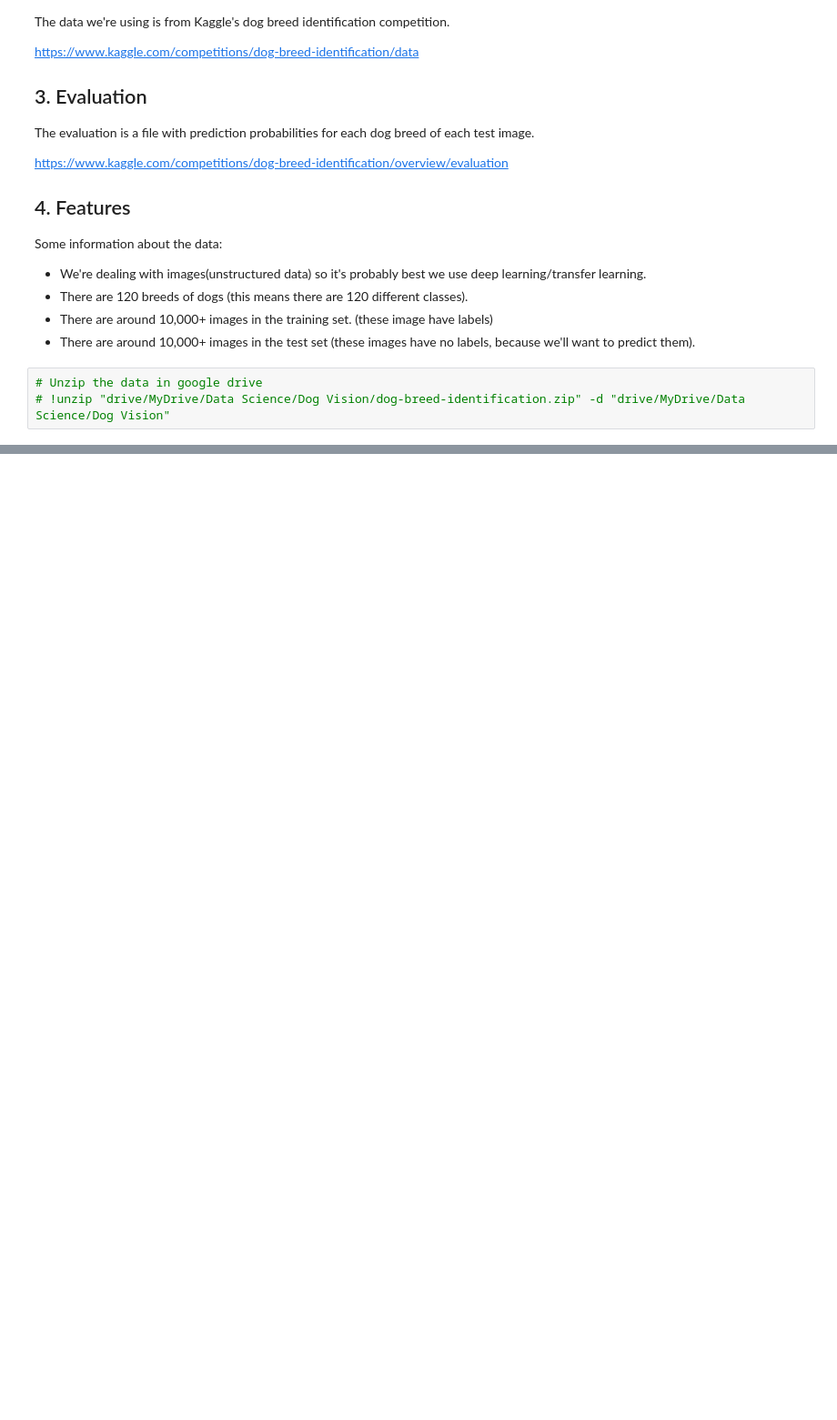
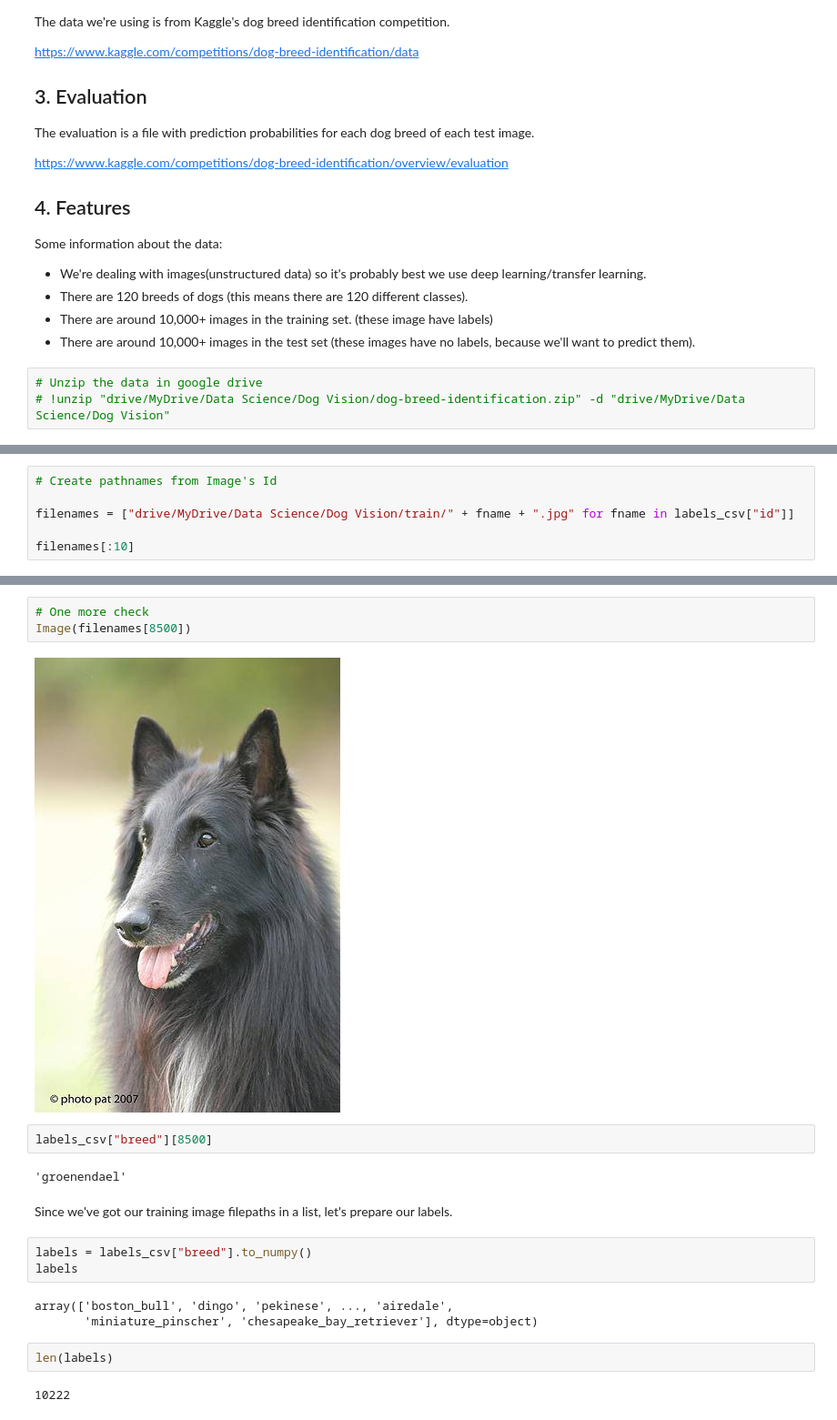
Before and after one commit to SaketMunda/dog-breed-prediction, a Jupyter notebook: dog_vision.ipynb, the cells around one changed output, grey strips where cells are left out. Shown at 91% size. Cells and saved outputs as stored; diff of their text form; blank space fills up the shorter version.

```diff
--- a/dog_vision.ipynb
+++ b/dog_vision.ipynb
@@ -45,0 +129,6 @@ TF version: 2.8.2
+# %%
+# Create pathnames from Image's Id
+
+filenames = ["drive/MyDrive/Data Science/Dog Vision/train/" + fname + ".jpg" for fname in labels_csv["id"]]
+
+filenames[:10]
@@ -45,0 +155,21 @@ TF version: 2.8.2
+# %%
+# One more check
+Image(filenames[8500])
+# %% [output]
+[figure, added]
+# %%
+labels_csv["breed"][8500]
+# %% [output]
+'groenendael'
+# %% [markdown]
+Since we've got our training image filepaths in a list, let's prepare our labels.
+# %%
+labels = labels_csv["breed"].to_numpy()
+labels
+# %% [output]
+array(['boston_bull', 'dingo', 'pekinese', ..., 'airedale',
+       'miniature_pinscher', 'chesapeake_bay_retriever'], dtype=object)
+# %%
+len(labels)
+# %% [output]
+10222
```
Also changed, not shown: parts of 21 cells of this notebook.
